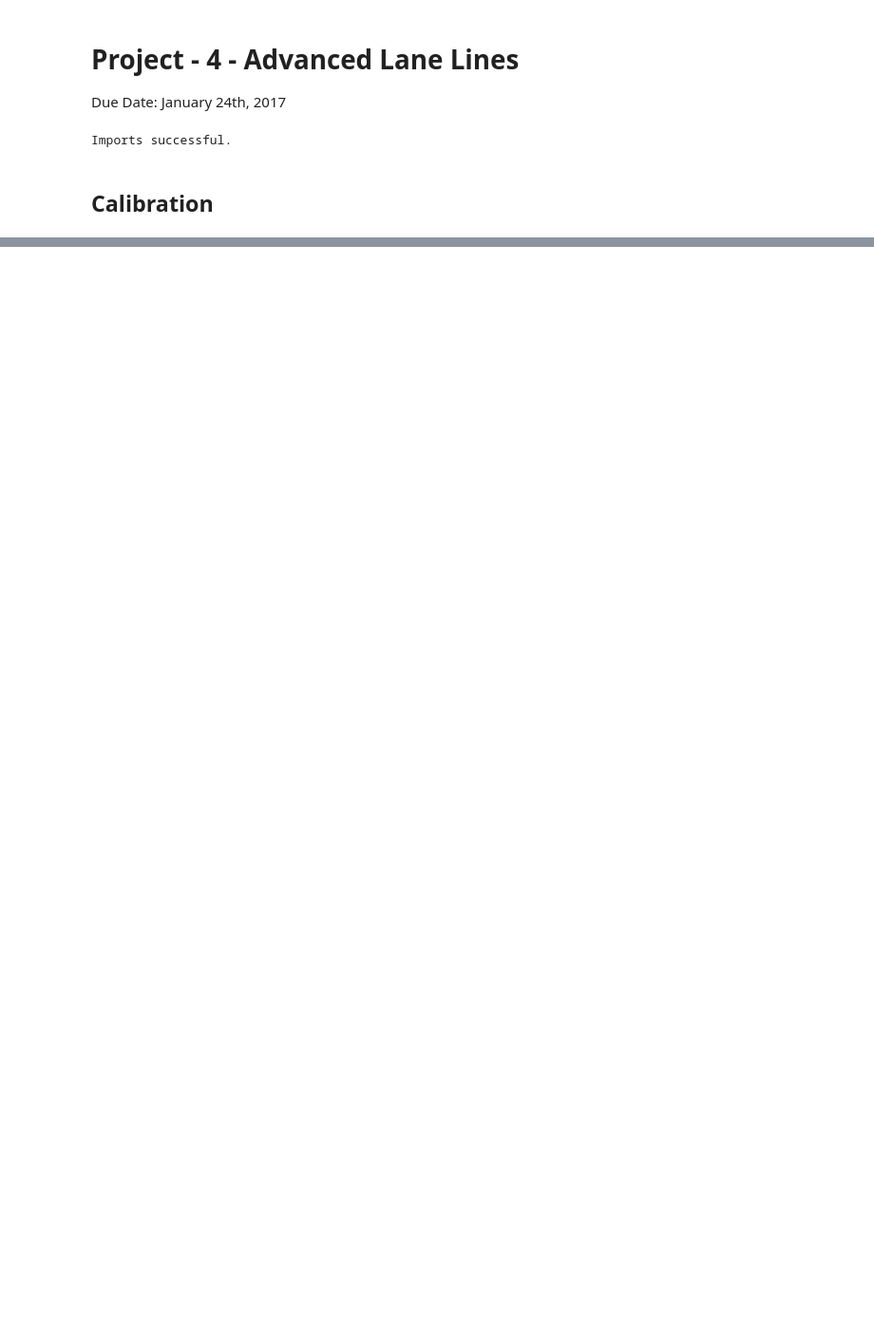
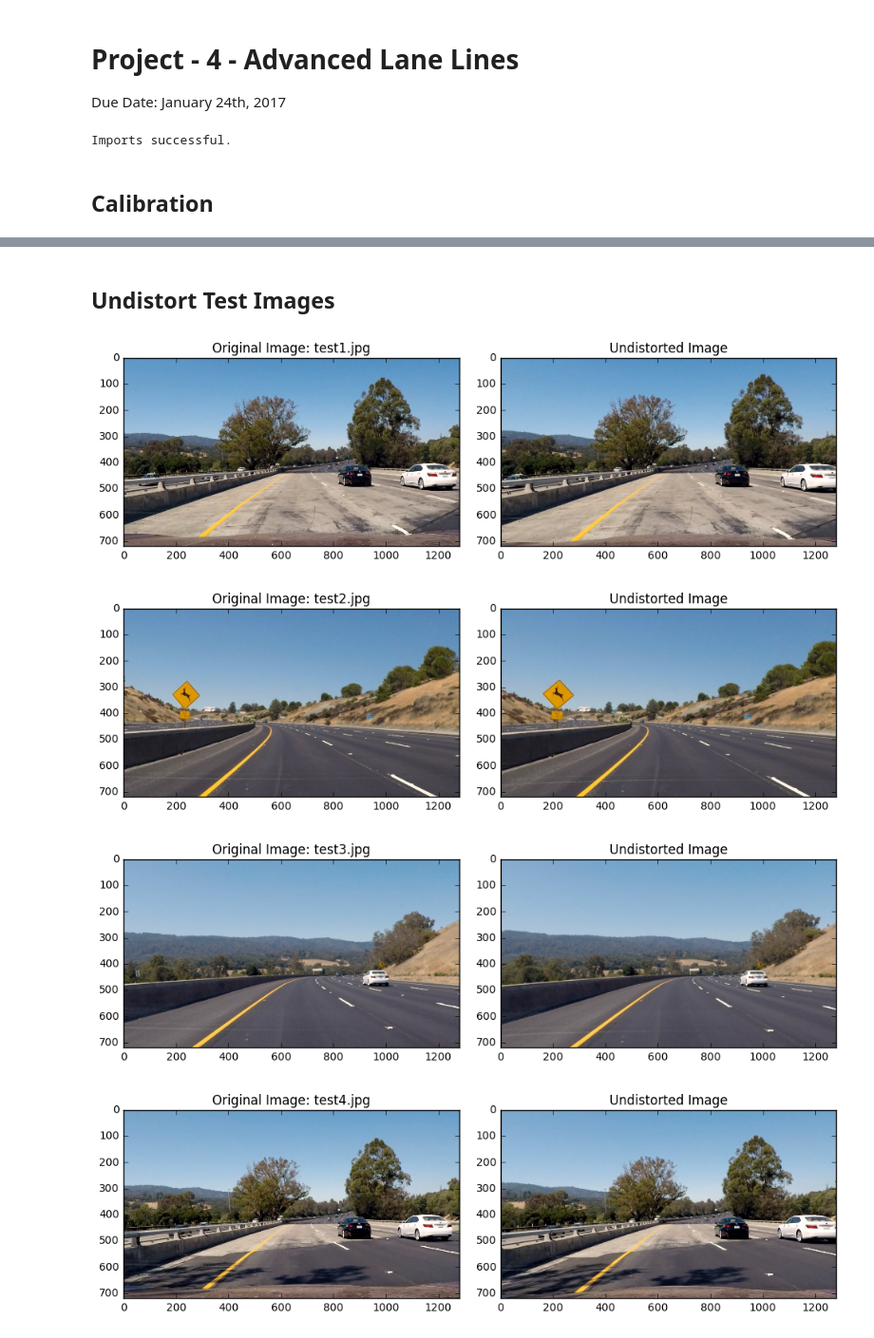
Before and after one commit to WuStangDan/Project-04-Advanced-Lane-Lines, a Jupyter notebook: proj4-DAS.ipynb, the cells around one changed output, grey strips where cells are left out. Shown at 95% size. Cells and saved outputs as stored; diff of their text form; code cells hidden in the pictures; blank space fills up the shorter version.

```diff
--- a/proj4-DAS.ipynb
+++ b/proj4-DAS.ipynb
@@ -48,0 +120,30 @@ ValueError: could not broadcast input array from shape (720,1280,4) into shape (
+# %% [markdown]
+## Undistort Test Images
+# %%
+directory = "CarND-Advanced-Lane-Lines/test_images/"
+
+imgfilenames = sorted(os.listdir(directory))
+
+undist_test = []
+
+for imgname in imgfilenames:
+
+    f, (p1, p2) = plt.subplots(1, 2, figsize=(10, 5))
+    f.tight_layout()
+
+    disimage = mpimg.imread(directory + imgname)
+    p1.imshow(disimage)
+    p1.set_title('Original Image: ' + imgname)
+
+    undistort = img_undistort(disimage, objpoints, imgpoints)
+    undist_test.append(undistort)
+    p2.imshow(undistort)
+    p2.set_title('Undistorted Image')
+    plt.show()
+
+undist_test = np.asarray(undist_test)
+# %% [output]
+[figure, added]
+[figure, added]
+[figure, added]
+[figure, added]
```
Also changed, not shown: parts of 4 cells of this notebook.
